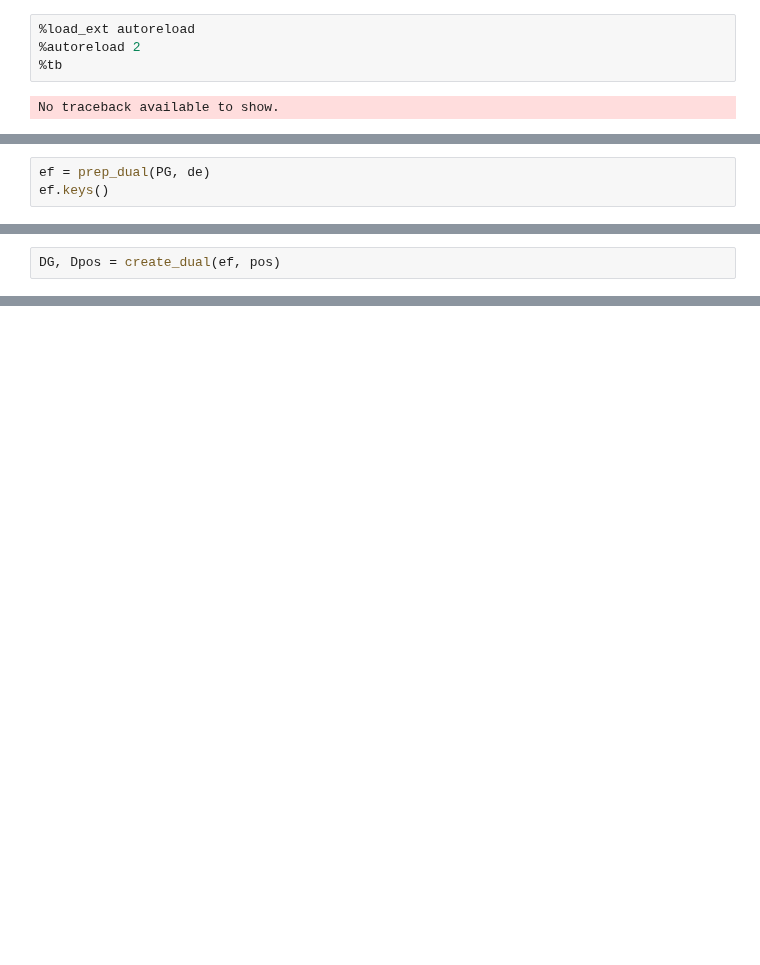
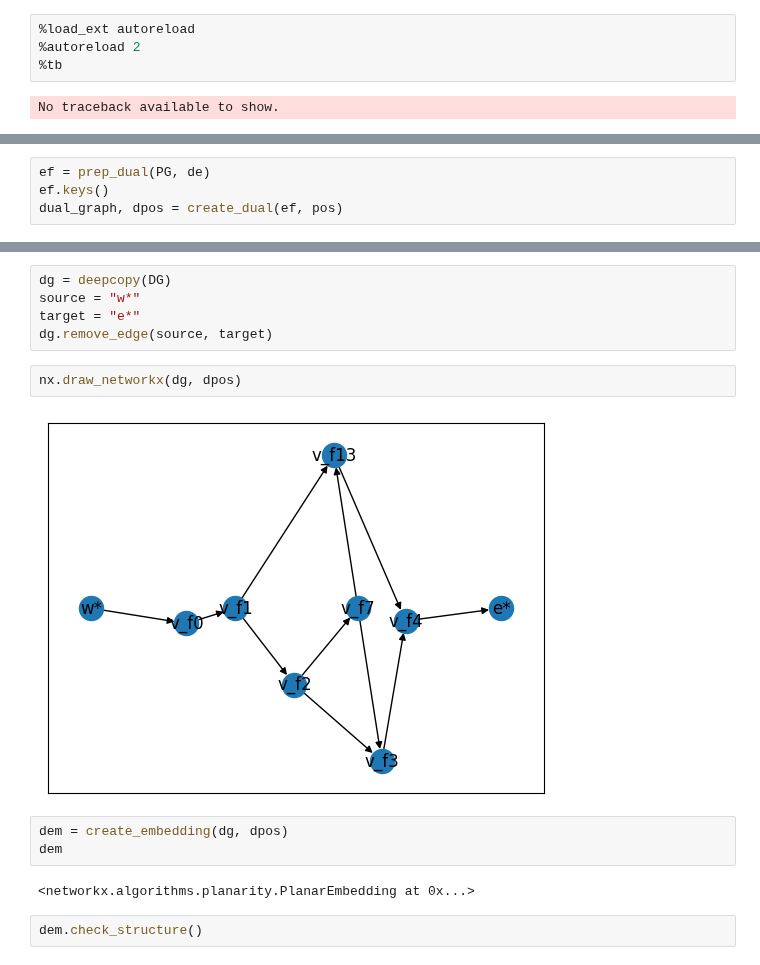
Before and after one commit to juliet29/graph2plan, a Jupyter notebook: notebooks/01_dcel.ipynb, the cells around one changed output, grey strips where cells are left out. Saved outputs shown, nothing was run; the diff lists cells and outputs as text; blank space fills up the shorter version.

```diff
--- a/notebooks/01_dcel.ipynb
+++ b/notebooks/01_dcel.ipynb
@@ -48,4 +50,5 @@ KeyError: 'hello'
 # %%
 ef = prep_dual(PG, de)
 ef.keys()
+dual_graph, dpos = create_dual(ef, pos)
 # %% [output]
@@ -57,2 +58,0 @@ FacePair(left=Face(vertices=['v_n', 'v_s', 'v_e']), right=Face(vertices=['v_s',
-# %%
-DG, Dpos = create_dual(ef, pos)
@@ -78,0 +86,16 @@ show_st(DG)
+# %%
+dg = deepcopy(DG)
+source = "w*"
+target = "e*"
+dg.remove_edge(source, target)
+# %%
+nx.draw_networkx(dg, dpos)
+# %% [output]
+[figure, added]
+# %%
+dem = create_embedding(dg, dpos)
+dem
+# %% [output]
+<networkx.algorithms.planarity.PlanarEmbedding at 0x...>
+# %%
+dem.check_structure()
```
Also changed, not shown: parts of 21 cells of this notebook, 2 other files.
